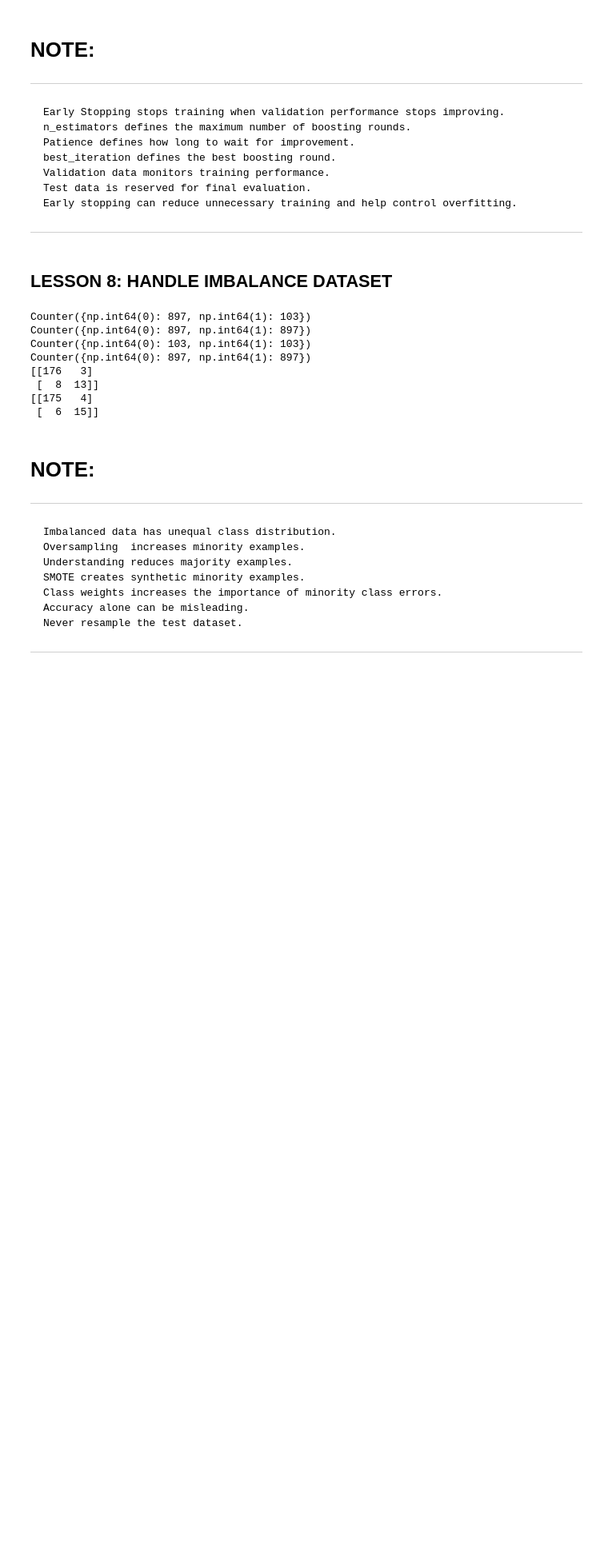
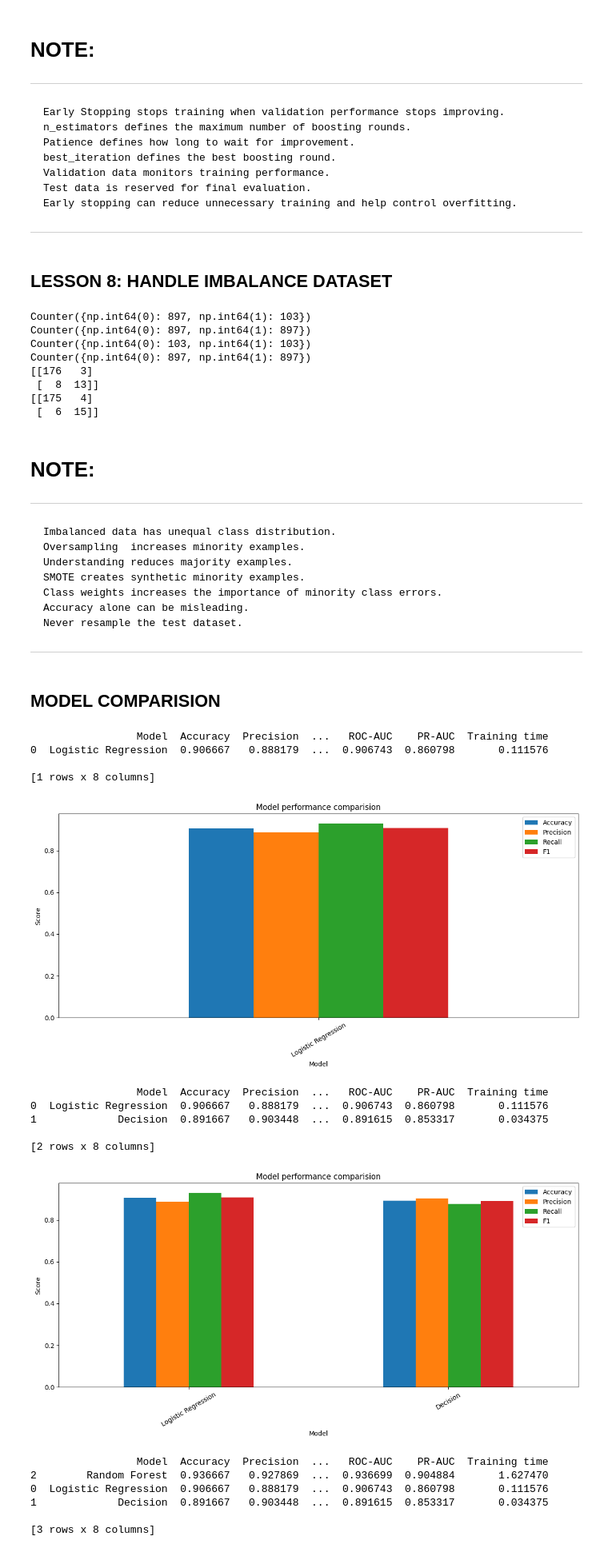
Before and after one commit to anamolshrestha-41/learnify, a Jupyter notebook: advanced_ml/01_phase.ipynb, the cells around one changed output. Shown at 80% size. Drawn from its saved outputs; the diff is of its cells as text; code cells hidden in the pictures; blank space fills up the shorter version.

Commit message:
Add Model Comparision

```diff
--- a/advanced_ml/01_phase.ipynb
+++ b/advanced_ml/01_phase.ipynb
@@ -725,3 +725,83 @@ Accuracy alone can be misleading.
 Never resample the test dataset.
 ~~~
 ---
+# %% [markdown]
+## MODEL COMPARISION
+# %%
+from sklearn.datasets import make_classification
+from sklearn.model_selection import train_test_split
+from sklearn.linear_model import LogisticRegression
+from sklearn.ensemble import RandomForestClassifier, GradientBoostingClassifier
+from sklearn.tree import DecisionTreeClassifier
+from xgboost import XGBClassifier
+from lightgbm import LGBMClassifier
+import pandas as pd
+import time
+from sklearn.metrics import accuracy_score, precision_score, recall_score, f1_score, roc_auc_score, average_precision_score
+X, y = make_classification(
+    n_samples=3000,
+    n_features=10,
+    n_informative=6,
+    n_redundant=2,
+    random_state=42
+)
+
+X_train, X_test, y_train, y_test = train_test_split(
+    X, y,
+    test_size=0.2,
+    random_state=42,
+    stratify=y
+)
+
+models={
+    "Logistic Regression": LogisticRegression(max_iter=1000),
+    "Decision":DecisionTreeClassifier(random_state=42),
+    "Random Forest":RandomForestClassifier(n_estimators=200, random_state=42),
+    "Gradient Boosting": GradientBoostingClassifier(random_state=42),
+    "XGBoost": XGBClassifier(n_estimators=200, learning_rate=0.05, eval_metrics="logloss", random_state=42),
+    "LightGBM": LGBMClassifier(n_estimators=200, learning_rate=0.05, verbosity=-1, random_state=42)
+}
+results=[]
+for name, model in models.items():
+    start_time=time.time()
+    model.fit(X_train, y_train)
+    pred= model.predict(X_test)
+    prob=model.predict_proba(X_test)[:,1]
+    training_time= time.time()-start_time
+    results.append({
+        "Model": name,
+        "Accuracy": accuracy_score(y_test,pred),
+        "Precision": precision_score(y_test,pred),
+        "Recall": recall_score(y_test,pred),
+        "F1": f1_score(y_test,pred),
+        "ROC-AUC": roc_auc_score(y_test,pred),
+        "PR-AUC": average_precision_score(y_test,pred),
+        "Training time": training_time
+    })
+    results_df=pd.DataFrame(results)
+    print(results_df.sort_values(by="F1", ascending=False))
+    import matplotlib.pyplot as plt
+    results_df.plot(x="Model", y=["Accuracy", "Precision", "Recall", "F1"], kind="bar", figsize=(12, 6))
+    plt.title("Model performance comparision")
+    plt.ylabel("Score")
+    plt.xticks(rotation=30)
+    plt.tight_layout()
+    plt.show()
+# %% [output]
+                 Model  Accuracy  Precision  ...   ROC-AUC    PR-AUC  Training time
+0  Logistic Regression  0.906667   0.888179  ...  0.906743  0.860798       0.111576
+
+[1 rows x 8 columns]
+[figure, added]
+                 Model  Accuracy  Precision  ...   ROC-AUC    PR-AUC  Training time
+0  Logistic Regression  0.906667   0.888179  ...  0.906743  0.860798       0.111576
+1             Decision  0.891667   0.903448  ...  0.891615  0.853317       0.034375
+
+[2 rows x 8 columns]
+[figure, added]
+                 Model  Accuracy  Precision  ...   ROC-AUC    PR-AUC  Training time
+2        Random Forest  0.936667   0.927869  ...  0.936699  0.904884       1.627470
+0  Logistic Regression  0.906667   0.888179  ...  0.906743  0.860798       0.111576
+1             Decision  0.891667   0.903448  ...  0.891615  0.853317       0.034375
+
+[3 rows x 8 columns]
```
Also changed, not shown: parts of 1 cell of this notebook.
